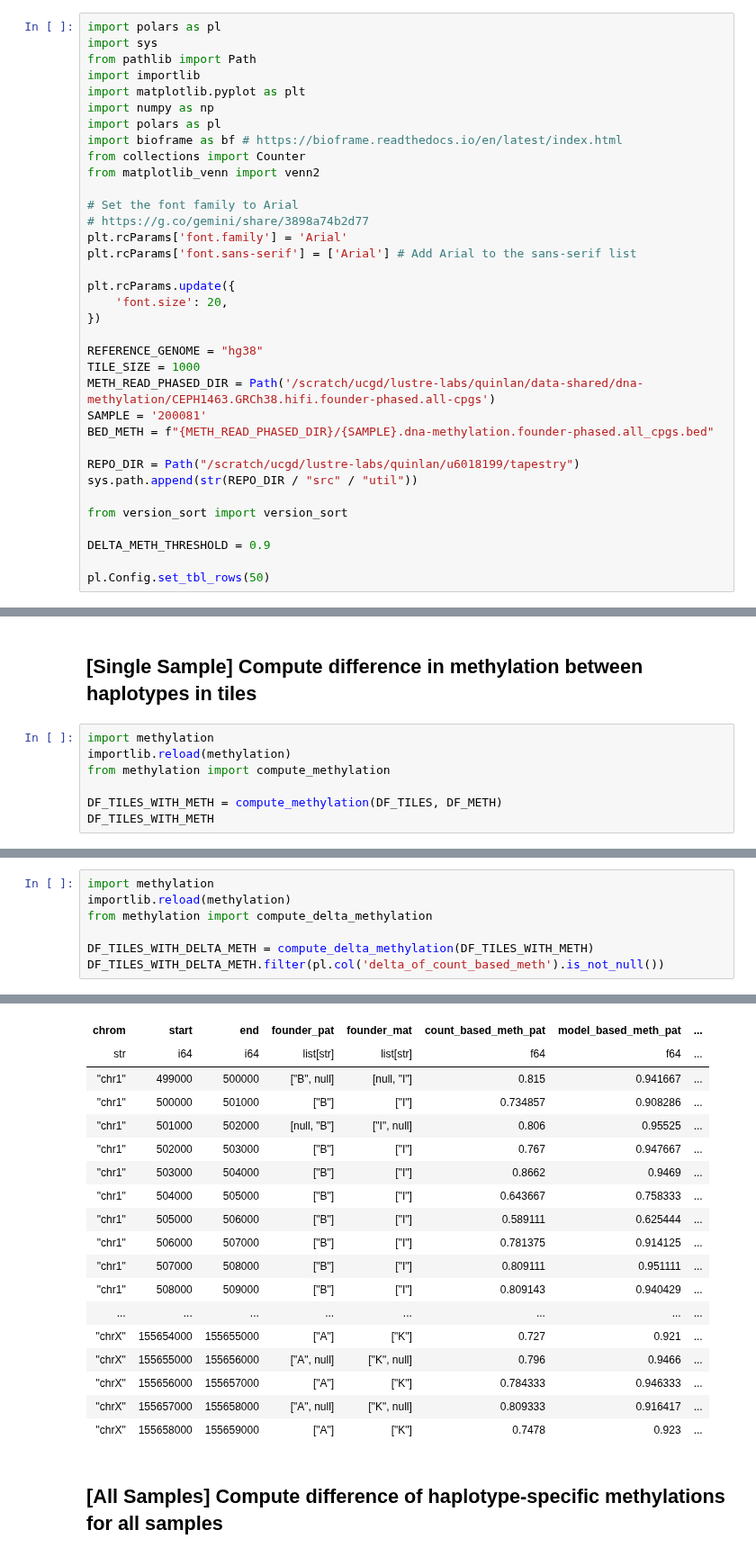
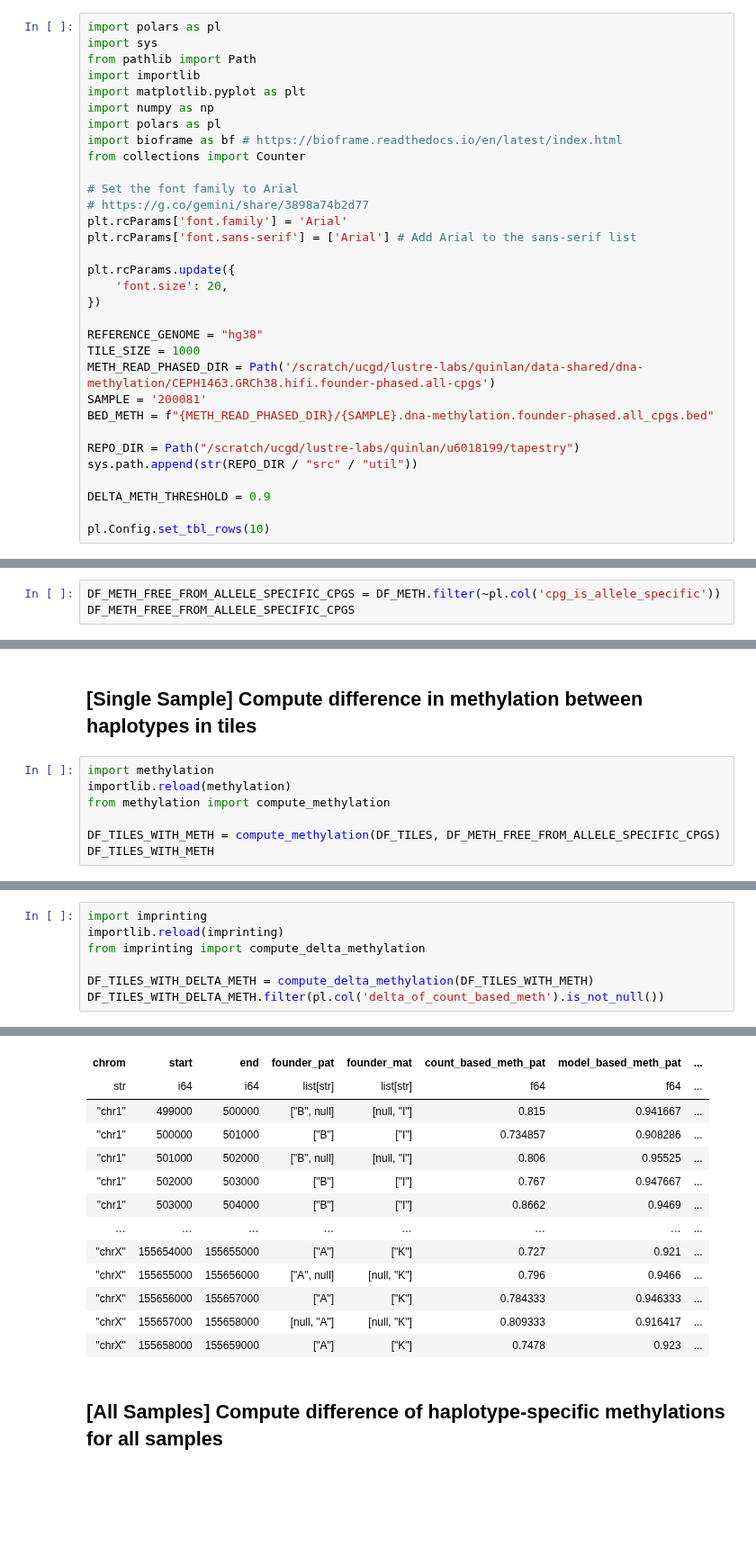
Before and after one commit to quinlan-lab/tapestry, a Jupyter notebook: analysis/imprinting.ipynb, the cells around one changed output, grey strips where cells are left out. Shown at 90% size. Cells and saved outputs as stored; diff of their text form; blank space fills up the shorter version.

```diff
--- a/analysis/imprinting.ipynb
+++ b/analysis/imprinting.ipynb
@@ -8,7 +8,6 @@ import numpy as np
 import polars as pl
 import bioframe as bf # https://bioframe.readthedocs.io/en/latest/index.html
 from collections import Counter
-from matplotlib_venn import venn2
 
 # Set the font family to Arial
 # https://g.co/gemini/share/3898a74b2d77
@@ -28,11 +27,9 @@ BED_METH = f"{METH_READ_PHASED_DIR}/{SAMPLE}.dna-methylation.founder-phased.all_
 REPO_DIR = Path("/scratch/ucgd/lustre-labs/quinlan/u6018199/tapestry")
 sys.path.append(str(REPO_DIR / "src" / "util"))
 
-from version_sort import version_sort
-
 DELTA_METH_THRESHOLD = 0.9
 
-pl.Config.set_tbl_rows(50)
+pl.Config.set_tbl_rows(10)
 # %% [output]
 polars.config.Config
 # %% [markdown]
@@ -95,0 +103,3 @@ shape: (29_824_527, 19)
+# %%
+DF_METH_FREE_FROM_ALLELE_SPECIFIC_CPGS = DF_METH.filter(~pl.col('cpg_is_allele_specific'))
+DF_METH_FREE_FROM_ALLELE_SPECIFIC_CPGS
@@ -100,6 +125,6 @@ import methylation
 importlib.reload(methylation)
 from methylation import compute_methylation
 
-DF_TILES_WITH_METH = compute_methylation(DF_TILES, DF_METH)
+DF_TILES_WITH_METH = compute_methylation(DF_TILES, DF_METH_FREE_FROM_ALLELE_SPECIFIC_CPGS)
 DF_TILES_WITH_METH
 # %% [output]
@@ -161,8 +176,8 @@ shape: (2_385_771, 12)
 | "chrX" | 155658000 | 155659000 | 5 | ["A"] | ["K"] | 0.6476 | 0.796 | ... |
 # %%
-import methylation
-importlib.reload(methylation)
-from methylation import compute_delta_methylation
+import imprinting
+importlib.reload(imprinting)
+from imprinting import compute_delta_methylation
 
 DF_TILES_WITH_DELTA_METH = compute_delta_methylation(DF_TILES_WITH_METH)
 DF_TILES_WITH_DELTA_METH.filter(pl.col('delta_of_count_based_meth').is_not_null())
@@ -171,20 +186,15 @@ shape: (2_315_793, 11)
 | chrom | start | end | founder_pat | founder_mat | count_based_meth_pat | model_based_meth_pat | ... |
 | str | i64 | i64 | list[str] | list[str] | f64 | f64 | ... |
 | "chr1" | 499000 | 500000 | ["B", null] | [null, "I"] | 0.815 | 0.941667 | ... |
 | "chr1" | 500000 | 501000 | ["B"] | ["I"] | 0.734857 | 0.908286 | ... |
-| "chr1" | 501000 | 502000 | [null, "B"] | ["I", null] | 0.806 | 0.95525 | ... |
+| "chr1" | 501000 | 502000 | ["B", null] | [null, "I"] | 0.806 | 0.95525 | ... |
 | "chr1" | 502000 | 503000 | ["B"] | ["I"] | 0.767 | 0.947667 | ... |
 | "chr1" | 503000 | 504000 | ["B"] | ["I"] | 0.8662 | 0.9469 | ... |
-| "chr1" | 504000 | 505000 | ["B"] | ["I"] | 0.643667 | 0.758333 | ... |
-| "chr1" | 505000 | 506000 | ["B"] | ["I"] | 0.589111 | 0.625444 | ... |
-| "chr1" | 506000 | 507000 | ["B"] | ["I"] | 0.781375 | 0.914125 | ... |
-| "chr1" | 507000 | 508000 | ["B"] | ["I"] | 0.809111 | 0.951111 | ... |
-| "chr1" | 508000 | 509000 | ["B"] | ["I"] | 0.809143 | 0.940429 | ... |
-| ... | ... | ... | ... | ... | ... | ... | ... |
+| … | … | … | … | … | … | … | ... |
 | "chrX" | 155654000 | 155655000 | ["A"] | ["K"] | 0.727 | 0.921 | ... |
-| "chrX" | 155655000 | 155656000 | ["A", null] | ["K", null] | 0.796 | 0.9466 | ... |
+| "chrX" | 155655000 | 155656000 | ["A", null] | [null, "K"] | 0.796 | 0.9466 | ... |
 | "chrX" | 155656000 | 155657000 | ["A"] | ["K"] | 0.784333 | 0.946333 | ... |
-| "chrX" | 155657000 | 155658000 | ["A", null] | ["K", null] | 0.809333 | 0.916417 | ... |
+| "chrX" | 155657000 | 155658000 | [null, "A"] | [null, "K"] | 0.809333 | 0.916417 | ... |
 | "chrX" | 155658000 | 155659000 | ["A"] | ["K"] | 0.7478 | 0.923 | ... |
 # %% [markdown]
 ## [All Samples] Compute difference of haplotype-specific methylations for all samples
```
Also changed, not shown: parts of 26 cells of this notebook, 2 other files.
